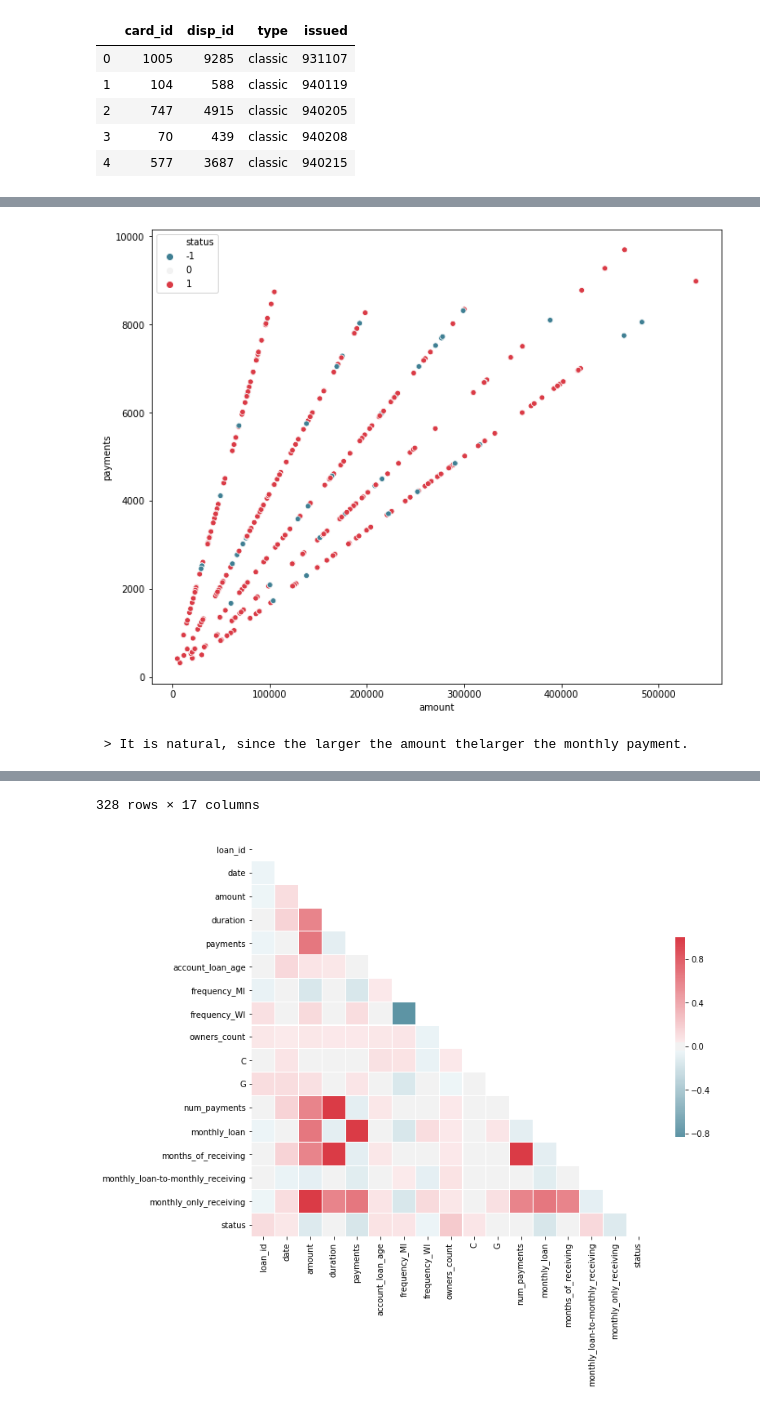
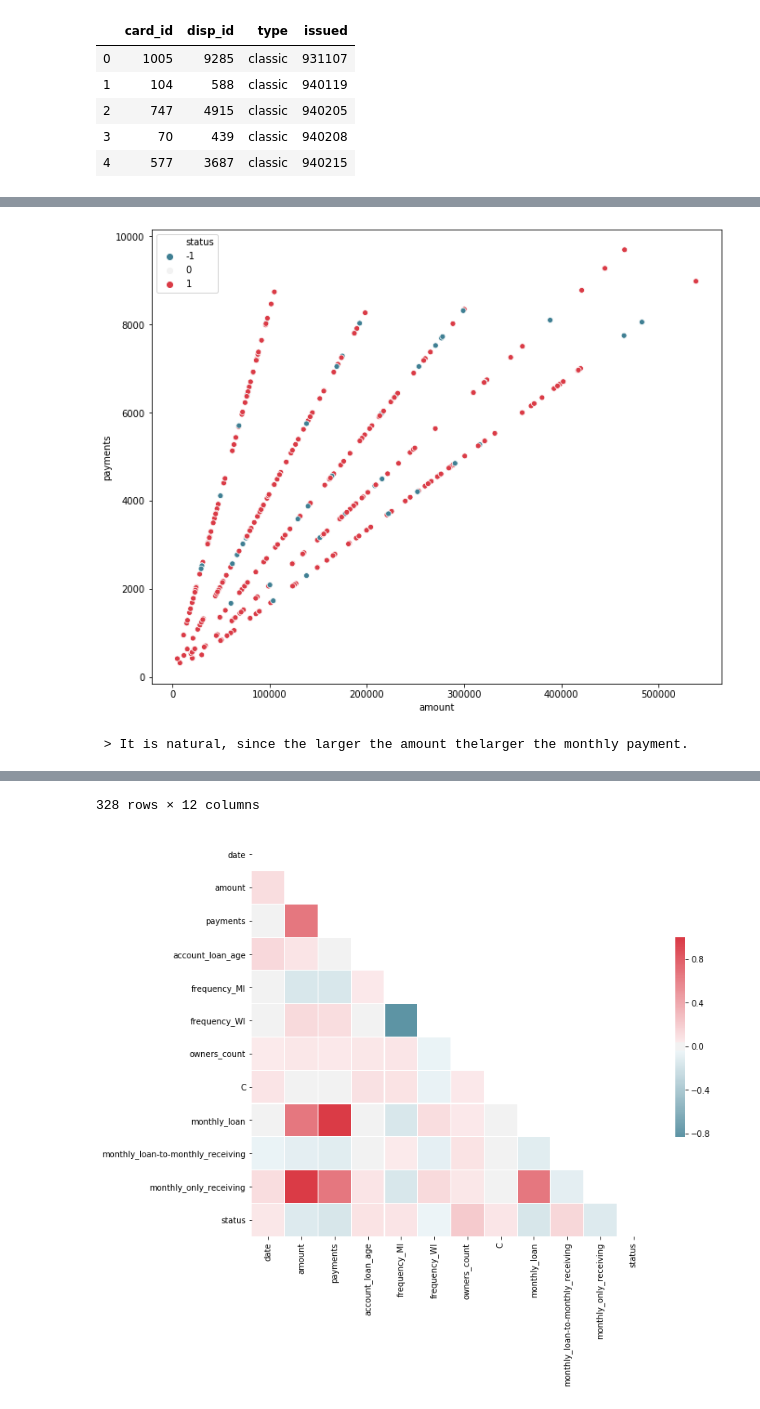
Before and after one commit to EdgarACarneiro/feup-ecac, a Jupyter notebook: project-competition/pre_processing.ipynb, the cells around one changed output, grey strips where cells are left out. Saved outputs shown, nothing was run; the diff lists cells and outputs as text; code cells hidden in the pictures.

```diff
--- a/project-competition/pre_processing.ipynb
+++ b/project-competition/pre_processing.ipynb
@@ -318,7 +318,9 @@ def compose_dataset(loan_df, account_df, disp_df, card_df, debug=False):
    # scatterplot_two_cols(df, 'months_to_expend', 'num_payments')
 
     # Normalize numerical columns
-    # normalize_columns(df, ['amount', 'payments', 'date'])
+    normalize_columns(df, ['amount', 'payments', 'date', 'monthly_loan',
+                           'monthly_loan-to-monthly_receiving', 'monthly_only_receiving'])
+    df = df.drop(['loan_id', 'duration', 'num_payments', 'months_of_receiving', 'G'], axis=1)
 
     # Placing status column as last column
     return  df[[col for col in df if col not in ['status']] + ['status']]
@@ -351,5 +353,5 @@ get_df_correlation(dataset)
-328 rows × 17 columns
+328 rows × 12 columns
-[figure, old version]
+[figure, new version]
 # %%
 # We should start 'cleansing' the data here
 get_null_summary(dataset)
```
Also changed, not shown: parts of 2 cells of this notebook, 3 other files.
